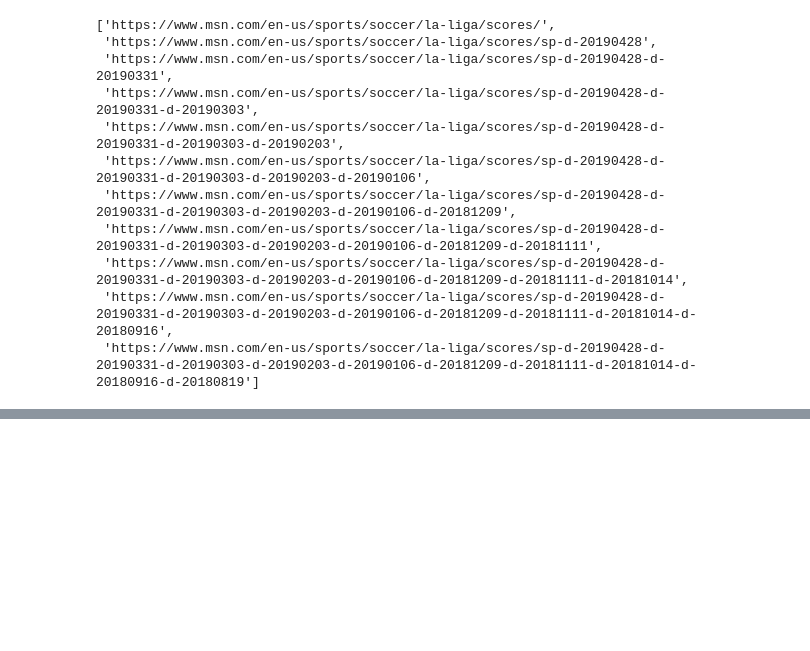
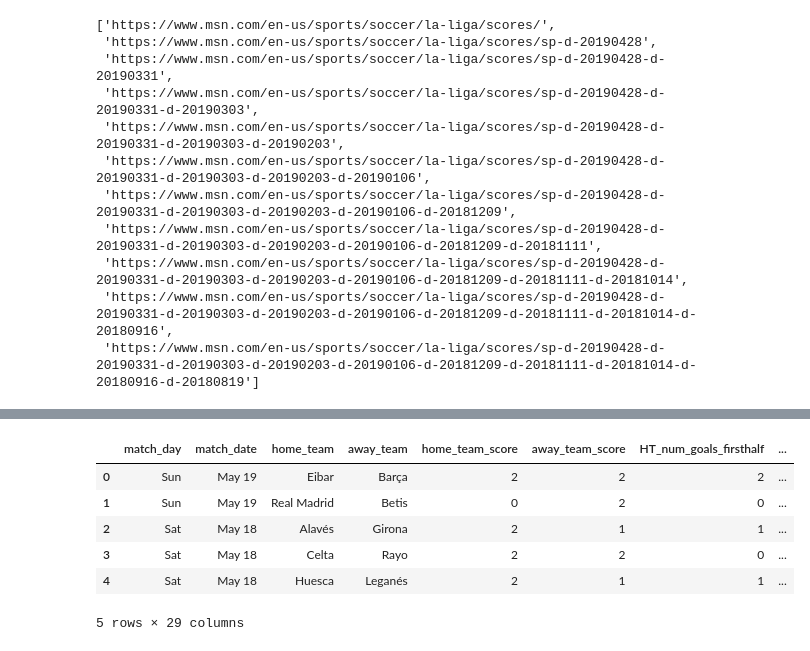
Before and after one commit to shahp7575/laliga2018-2019, a Jupyter notebook: Scraping La-Liga 2018-2019.ipynb, the cells around one changed output, grey strips where cells are left out. Drawn from its saved outputs; the diff is of its cells as text; code cells hidden in the pictures; blank space fills up the shorter version.

```diff
--- a/Scraping La-Liga 2018-2019.ipynb
+++ b/Scraping La-Liga 2018-2019.ipynb
@@ -224,0 +269,12 @@ len(all_matches)
+# %%
+laliga = pd.read_csv('laliga-2018-2019.csv')
+# %%
+laliga.head()
+# %% [output]
+|  | match_day | match_date | home_team | away_team | home_team_score | away_team_score | HT_num_goals_firsthalf | ... |
+| 0 | Sun | May 19 | Eibar | Barça | 2 | 2 | 2 | ... |
+| 1 | Sun | May 19 | Real Madrid | Betis | 0 | 2 | 0 | ... |
+| 2 | Sat | May 18 | Alavés | Girona | 2 | 1 | 1 | ... |
+| 3 | Sat | May 18 | Celta | Rayo | 2 | 2 | 0 | ... |
+| 4 | Sat | May 18 | Huesca | Leganés | 2 | 1 | 1 | ... |
+5 rows × 29 columns
```
Also changed, not shown: parts of 9 cells of this notebook, 2 other files.
